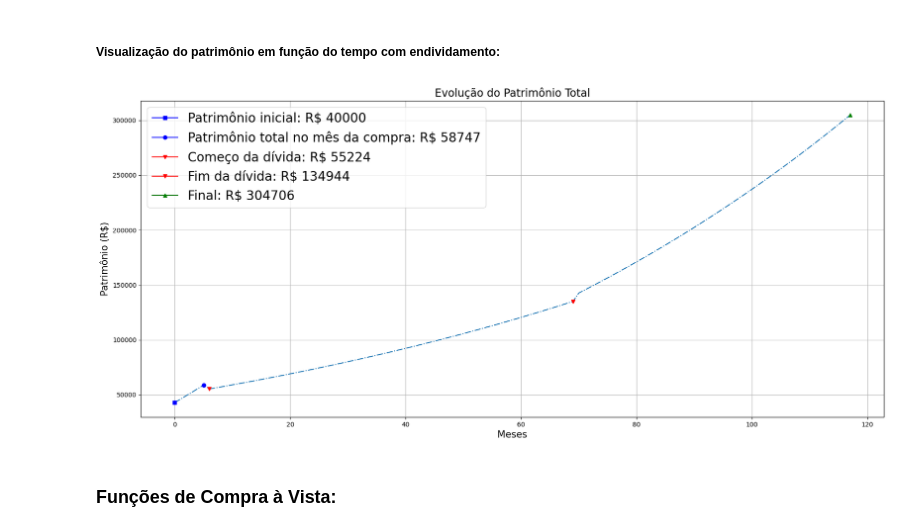
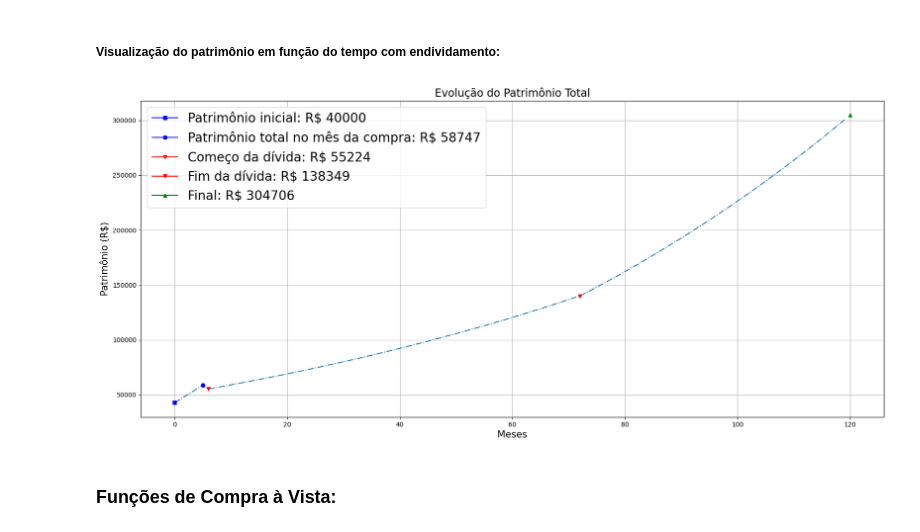
Before and after one commit to d-domeniconi/debt_simulator, a Jupyter notebook: notebooks/debt_simulator.ipynb, the cells around one changed output. Saved outputs shown, nothing was run; the diff lists cells and outputs as text; code cells hidden in the pictures.

```diff
--- a/notebooks/debt_simulator.ipynb
+++ b/notebooks/debt_simulator.ipynb
@@ -565,20 +565,20 @@ eq.patrimonio_com_endividamento_defeito_domínio(P0_exemplo,
 # %% [markdown]
 ##### Visualização do patrimônio em função do tempo com endividamento:
 # %%
-vis.plotar_patrimonio_total_por_tempo(P0_exemplo   ,
-                                   Am_exemplo  ,
-                                   rm_exemplo  ,
-                                   mm_exemplo  ,
-                                   Th_exemplo-1,
-                                   Vv_exemplo  ,
-                                   E_exemplo   ,
-                                   Vp_exemplo  ,
-                                   Vm_exemplo  ,
-                                   Gr_exemplo  ,
-                                   Tc_exemplo  ,
-                                   Jm_exemplo  )
+vis.plotar_patrimonio_total_por_tempo(P0_exemplo,
+                                      Am_exemplo,
+                                      rm_exemplo,
+                                      mm_exemplo,
+                                      Th_exemplo,
+                                      Vv_exemplo,
+                                      E_exemplo ,
+                                      Vp_exemplo,
+                                      Vm_exemplo,
+                                      Gr_exemplo,
+                                      Tc_exemplo,
+                                      Jm_exemplo)
 # %% [output]
-[figure, old version]
+[figure, new version]
 # %% [markdown]
 ### Funções de **Compra à Vista**:
 # %% [markdown]
```
Also changed, not shown: parts of 1 cell of this notebook, 1 other file.
